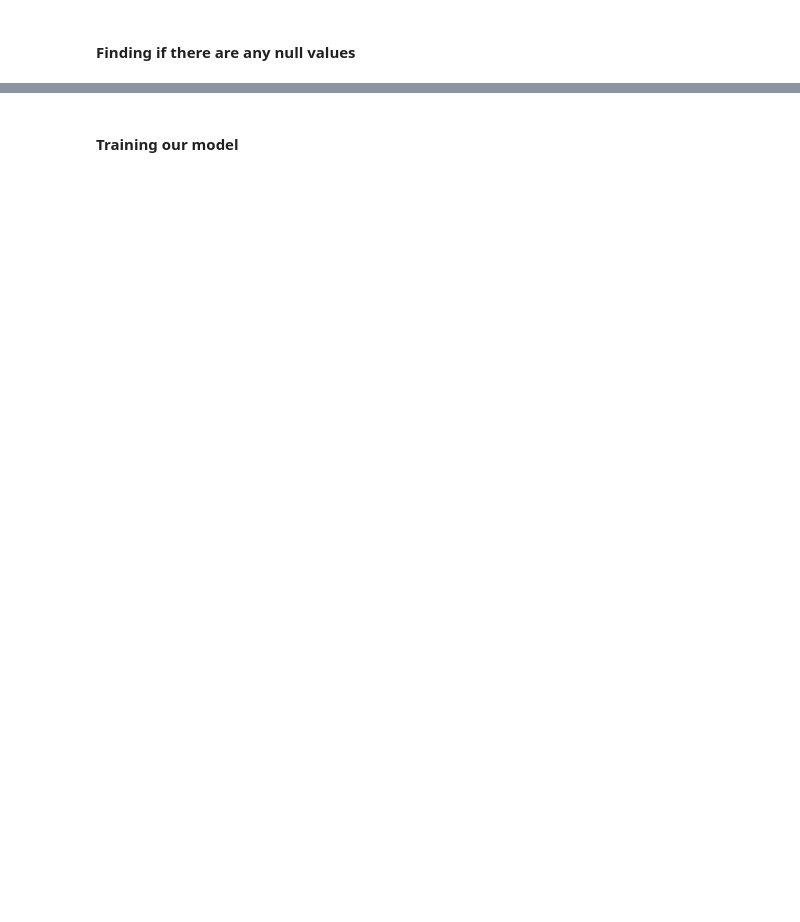
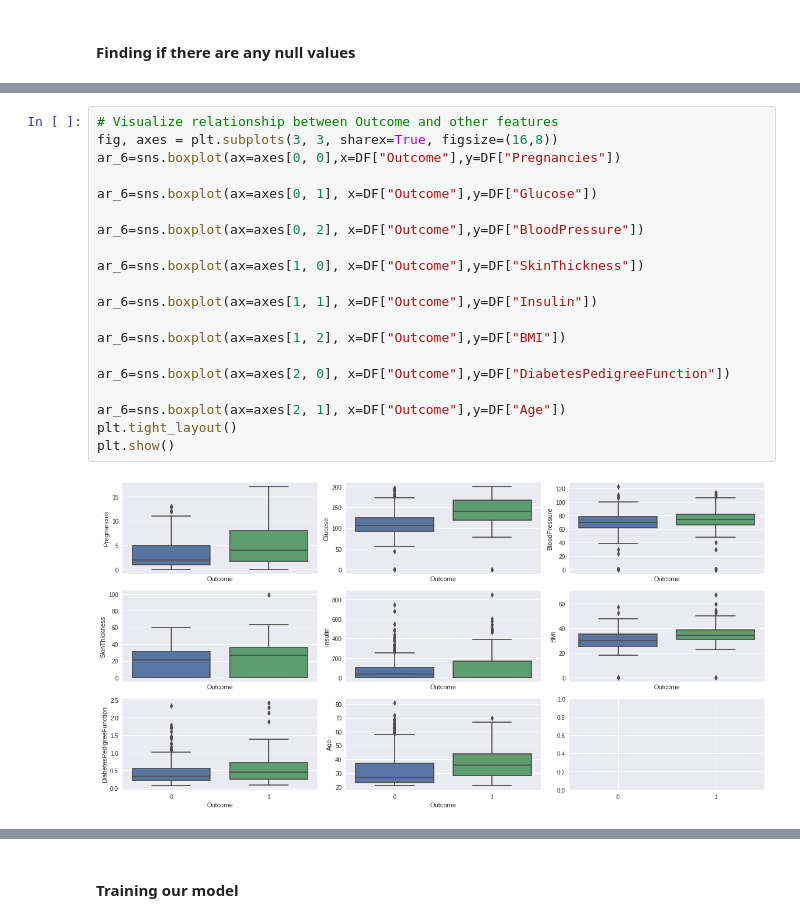
Before and after one commit to srilav/machinelearning, a Jupyter notebook: M3_AST_02_BinaryClassification_and_PerformanceMetrics_C.ipynb, the cells around one changed output, grey strips where cells are left out. Cells and saved outputs as stored; diff of their text form; blank space fills up the shorter version.

```diff
--- a/M3_AST_02_BinaryClassification_and_PerformanceMetrics_C.ipynb
+++ b/M3_AST_02_BinaryClassification_and_PerformanceMetrics_C.ipynb
@@ -418,0 +599,22 @@ print(DF.head())
+# %%
+# Visualize relationship between Outcome and other features
+fig, axes = plt.subplots(3, 3, sharex=True, figsize=(16,8))
+ar_6=sns.boxplot(ax=axes[0, 0],x=DF["Outcome"],y=DF["Pregnancies"])
+
+ar_6=sns.boxplot(ax=axes[0, 1], x=DF["Outcome"],y=DF["Glucose"])
+
+ar_6=sns.boxplot(ax=axes[0, 2], x=DF["Outcome"],y=DF["BloodPressure"])
+
+ar_6=sns.boxplot(ax=axes[1, 0], x=DF["Outcome"],y=DF["SkinThickness"])
+
+ar_6=sns.boxplot(ax=axes[1, 1], x=DF["Outcome"],y=DF["Insulin"])
+
+ar_6=sns.boxplot(ax=axes[1, 2], x=DF["Outcome"],y=DF["BMI"])
+
+ar_6=sns.boxplot(ax=axes[2, 0], x=DF["Outcome"],y=DF["DiabetesPedigreeFunction"])
+
+ar_6=sns.boxplot(ax=axes[2, 1], x=DF["Outcome"],y=DF["Age"])
+plt.tight_layout()
+plt.show()
+# %% [output]
+[figure, added]
```
Also changed, not shown: parts of 47 cells of this notebook.
